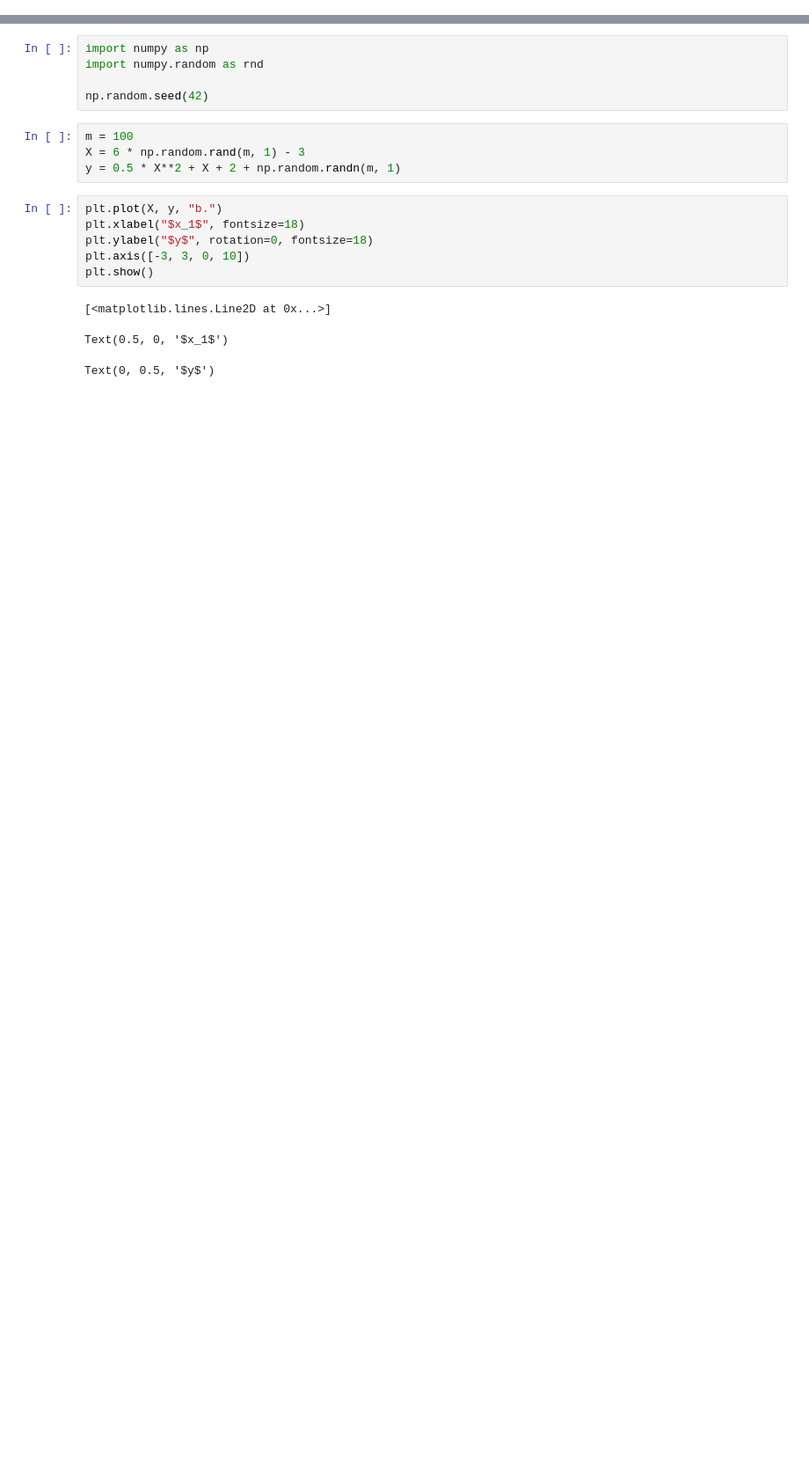
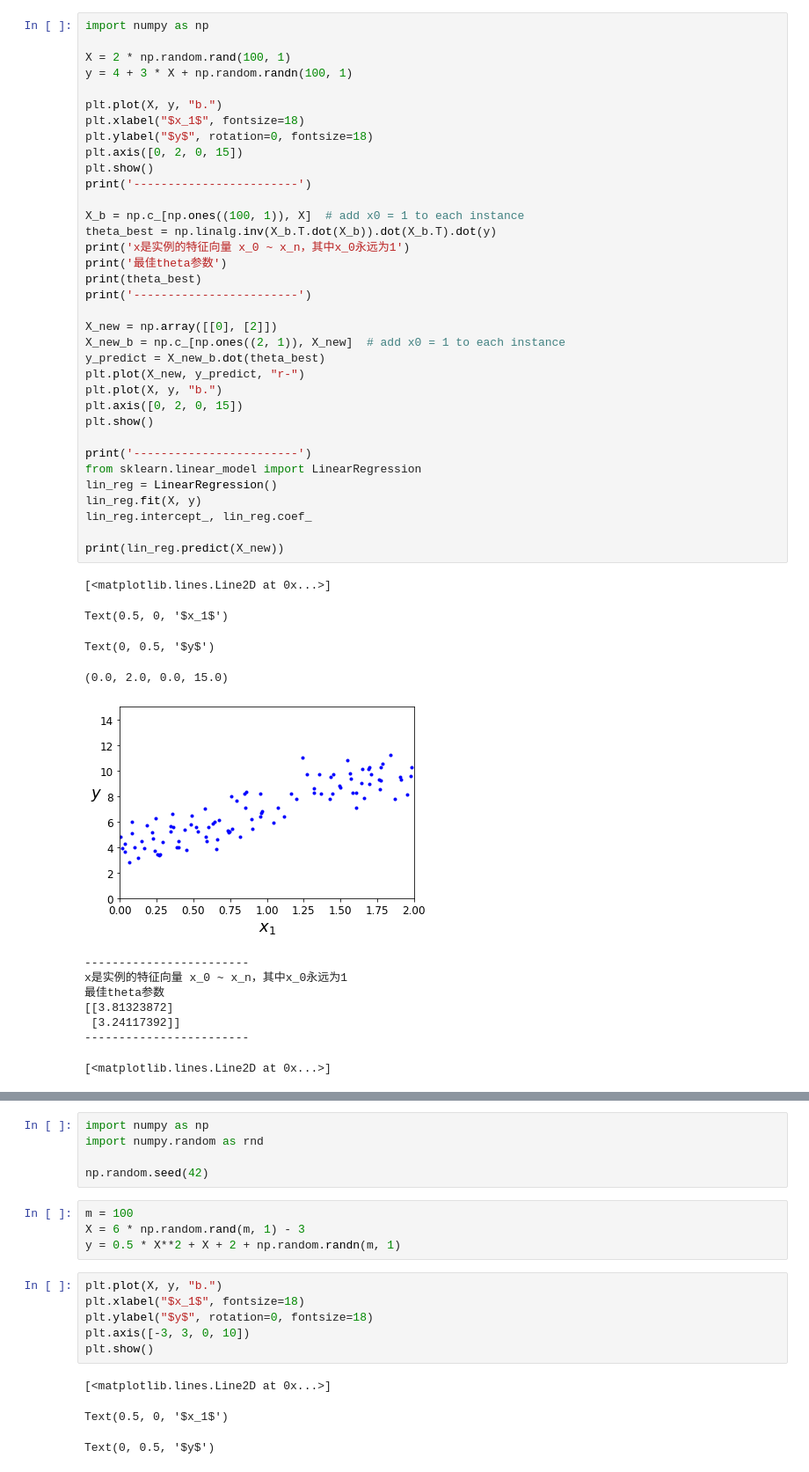
Before and after one commit to rumblefish615/analyze, a Jupyter notebook: handson-ml-master/analyze/chapter4.ipynb, the cells around one changed output, grey strips where cells are left out. Shown at 88% size. Saved outputs shown, nothing was run; the diff lists cells and outputs as text; blank space fills up the shorter version.

```diff
--- a/handson-ml-master/analyze/chapter4.ipynb
+++ b/handson-ml-master/analyze/chapter4.ipynb
@@ -103,0 +31,48 @@ array([[ 4.2343802],
+# %%
+import numpy as np
+
+X = 2 * np.random.rand(100, 1)
+y = 4 + 3 * X + np.random.randn(100, 1)
+
+plt.plot(X, y, "b.")
+plt.xlabel("$x_1$", fontsize=18)
+plt.ylabel("$y$", rotation=0, fontsize=18)
+plt.axis([0, 2, 0, 15])
+plt.show()
+print('------------------------')
+
+X_b = np.c_[np.ones((100, 1)), X]  # add x0 = 1 to each instance
+theta_best = np.linalg.inv(X_b.T.dot(X_b)).dot(X_b.T).dot(y)
+print('x是实例的特征向量 x_0 ~ x_n，其中x_0永远为1')
+print('最佳theta参数')
+print(theta_best)
+print('------------------------')
+
+X_new = np.array([[0], [2]])
+X_new_b = np.c_[np.ones((2, 1)), X_new]  # add x0 = 1 to each instance
+y_predict = X_new_b.dot(theta_best)
+plt.plot(X_new, y_predict, "r-")
+plt.plot(X, y, "b.")
+plt.axis([0, 2, 0, 15])
+plt.show()
+
+print('------------------------')
+from sklearn.linear_model import LinearRegression
+lin_reg = LinearRegression()
+lin_reg.fit(X, y)
+lin_reg.intercept_, lin_reg.coef_
+
+print(lin_reg.predict(X_new))
+# %% [output]
+[<matplotlib.lines.Line2D at 0x...>]
+Text(0.5, 0, '$x_1$')
+Text(0, 0.5, '$y$')
+(0.0, 2.0, 0.0, 15.0)
+[figure, added]
+------------------------
+x是实例的特征向量 x_0 ~ x_n，其中x_0永远为1
+最佳theta参数
+[[3.81323872]
+ [3.24117392]]
+------------------------
+[<matplotlib.lines.Line2D at 0x...>]
```
Also changed, not shown: parts of 29 cells of this notebook.
